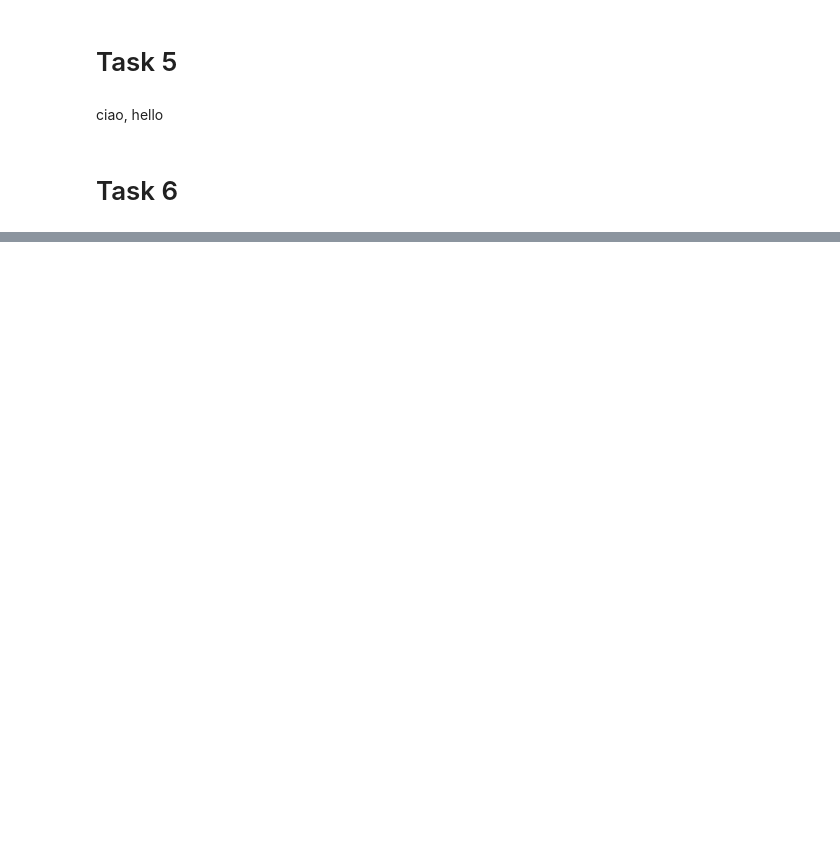
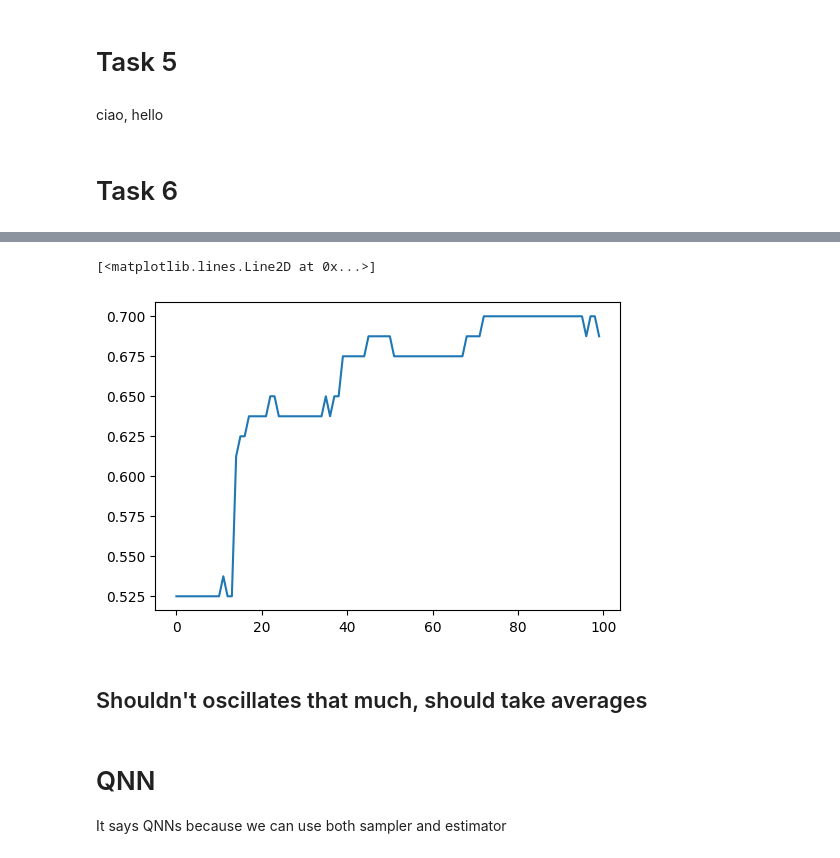
Before and after one commit to FrancescoPeron/LCP_B, a Jupyter notebook: Project/Final_project.ipynb, the cells around one changed output, grey strips where cells are left out. Drawn from its saved outputs; the diff is of its cells as text; code cells hidden in the pictures; blank space fills up the shorter version.

```diff
--- a/Project/Final_project.ipynb
+++ b/Project/Final_project.ipynb
@@ -876,0 +1418,10 @@ ciao, hello
+# %%
+plt.plot(np.arange(EPOCHS), CL_val_acc_synth)
+# %% [output]
+[<matplotlib.lines.Line2D at 0x...>]
+[figure, added]
+# %% [markdown]
+## Shouldn't oscillates that much, should take averages
+# %% [markdown]
+# QNN
+It says QNNs because we can use both sampler and estimator
```
Also changed, not shown: parts of 84 cells of this notebook.
